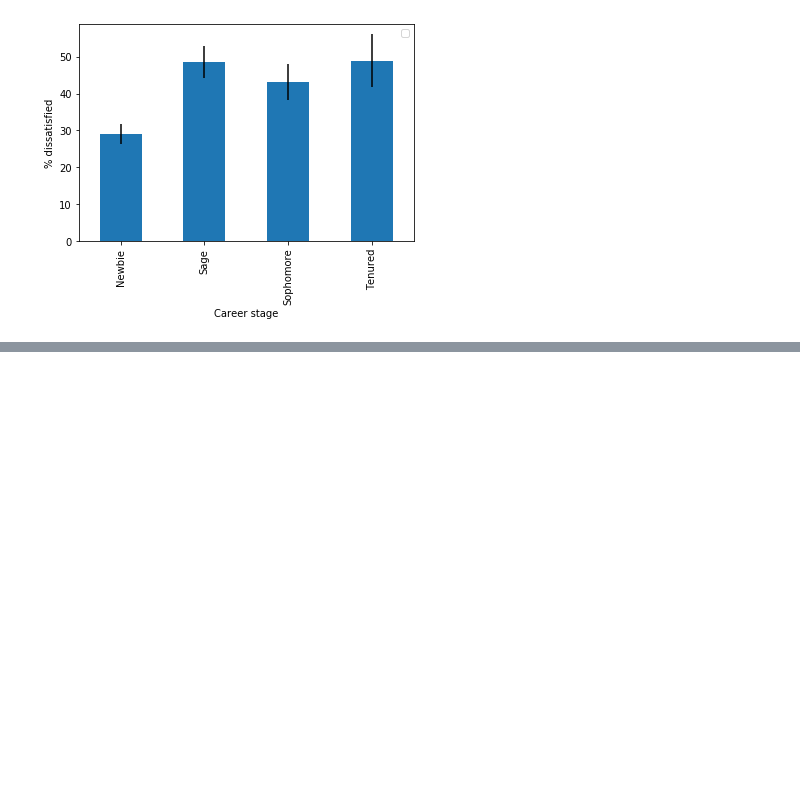
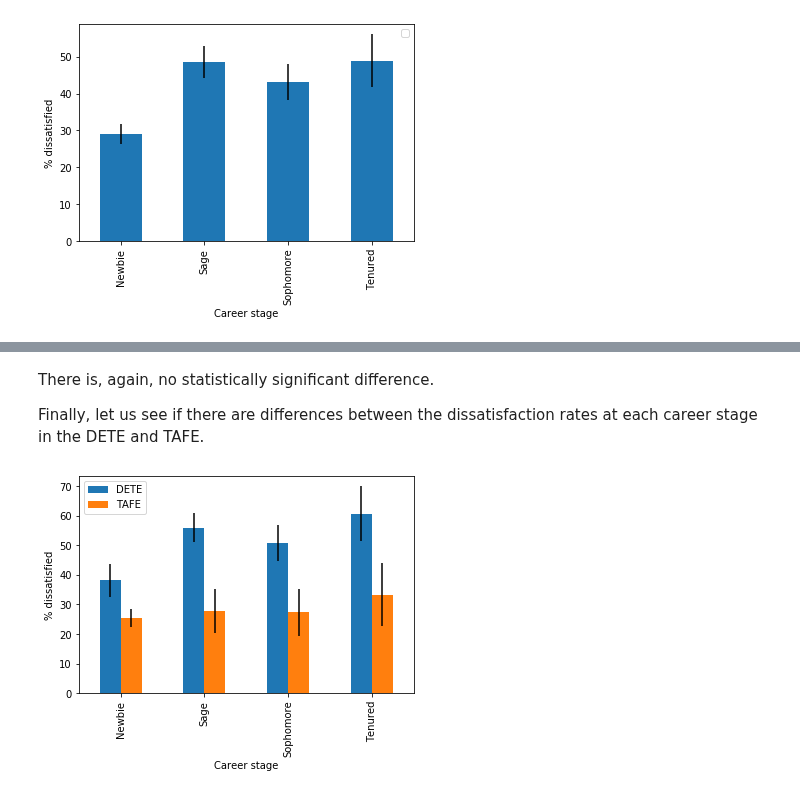
Before and after one commit to FlorentCLMichel/learning_data_science, a Jupyter notebook: Projects_Jupyter/Employees_Exit_Survey.ipynb, the cells around one changed output, grey strips where cells are left out. Saved outputs shown, nothing was run; the diff lists cells and outputs as text; code cells hidden in the pictures; blank space fills up the shorter version.

```diff
--- a/Projects_Jupyter/Employees_Exit_Survey.ipynb
+++ b/Projects_Jupyter/Employees_Exit_Survey.ipynb
@@ -511,0 +569,26 @@ The differences between results for the other carreer stages are not statistical
+# %% [markdown]
+There is, again, no statistically significant difference.
+
+Finally, let us see if there are differences between the dissatisfaction rates at each career stage in the DETE and TAFE.
+# %%
+# pivot tables
+dissatisfied_vs_career_stage_dete = pd.pivot_table(combined_resignations[combined_resignations['institute'] == 'DETE'], values = 'dissatisfied', index = 'institute_service', aggfunc = lambda x: 100*x.mean())
+dissatisfied_vs_career_stage_tafe = pd.pivot_table(combined_resignations[combined_resignations['institute'] == 'TAFE'], values = 'dissatisfied', index = 'institute_service', aggfunc = lambda x: 100*x.mean())
+df = pd.concat([dissatisfied_vs_career_stage_dete, dissatisfied_vs_career_stage_tafe], axis=1)
+df.columns = ['DETE', 'TAFE']
+
+# pivot tables: standard error
+dissatisfied_vs_career_stage_ste_dete = pd.pivot_table(combined_resignations[combined_resignations['institute'] == 'DETE'], values = 'dissatisfied', index = 'institute_service', aggfunc = lambda x: 100*x.std()/np.sqrt(len(x)))
+dissatisfied_vs_career_stage_ste_tafe = pd.pivot_table(combined_resignations[combined_resignations['institute'] == 'TAFE'], values = 'dissatisfied', index = 'institute_service', aggfunc = lambda x: 100*x.std()/np.sqrt(len(x)))
+df_ste = pd.concat([dissatisfied_vs_career_stage_ste_dete, dissatisfied_vs_career_stage_ste_tafe], axis=1)
+df_ste.columns = ['DETE', 'TAFE']
+
+# bar plot
+# the error bars correspond to one standard error up and down
+ax = df.plot(kind = 'bar', yerr = df_ste)
+ax.set_xlabel('Career stage')
+ax.set_ylabel('% dissatisfied')
+ax.legend(loc = 'upper left')
+plt.show()
+# %% [output]
+[figure, added]
```
Also changed, not shown: parts of 14 cells of this notebook.
